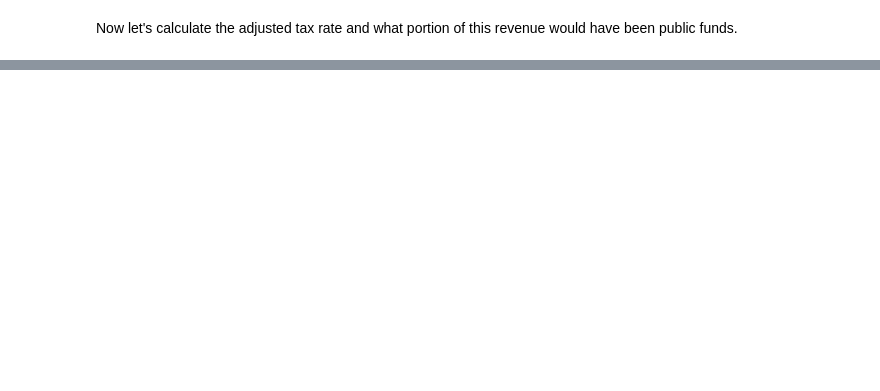
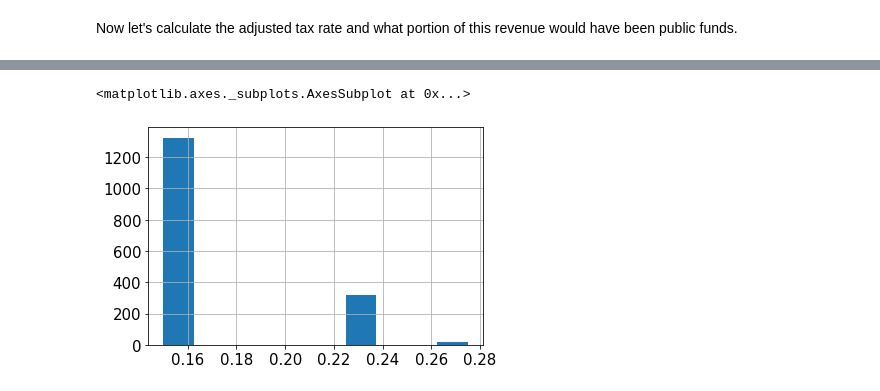
Before and after one commit to joelsewhere/illinois-gaming, a Jupyter notebook: notebooks/mvp.ipynb, the cells around one changed output, grey strips where cells are left out. Saved outputs shown, nothing was run; the diff lists cells and outputs as text; code cells hidden in the pictures; blank space fills up the shorter version.

```diff
--- a/notebooks/mvp.ipynb
+++ b/notebooks/mvp.ipynb
@@ -878,3 +922,8 @@ min         0.150000
 75%         0.150000
 max         0.275000
 Name: adjusted_tax, dtype: float64
+# %%
+counter_factual.adjusted_tax.hist()
+# %% [output]
+<matplotlib.axes._subplots.AxesSubplot at 0x...>
+[figure, added]
```
Also changed, not shown: parts of 14 cells of this notebook, 3 other files.
